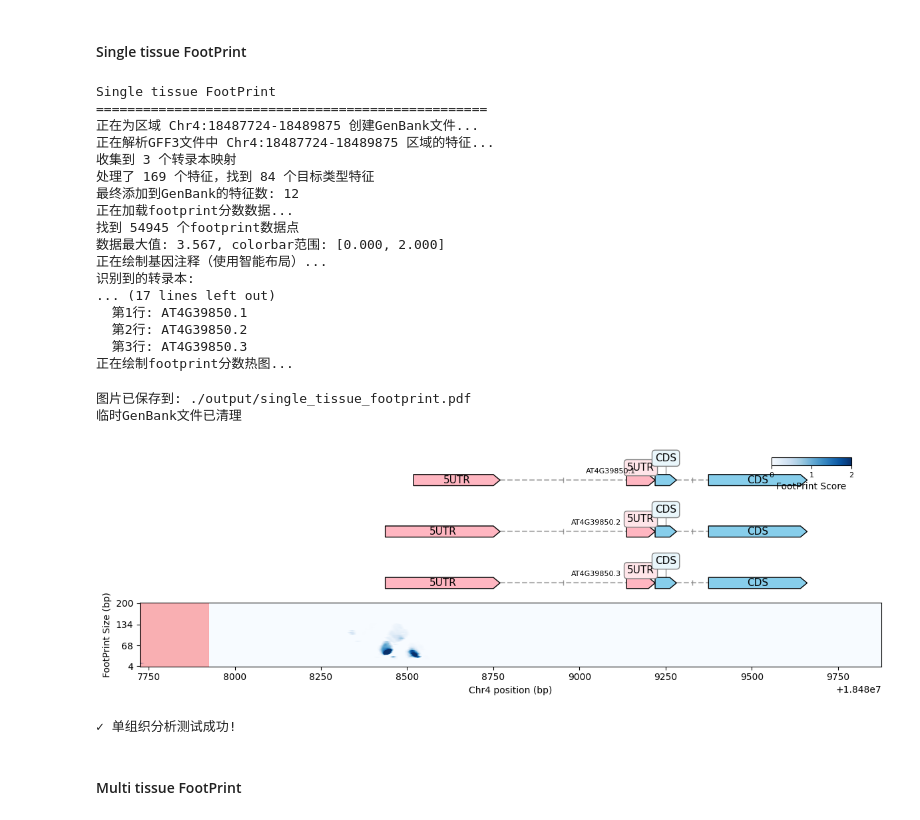
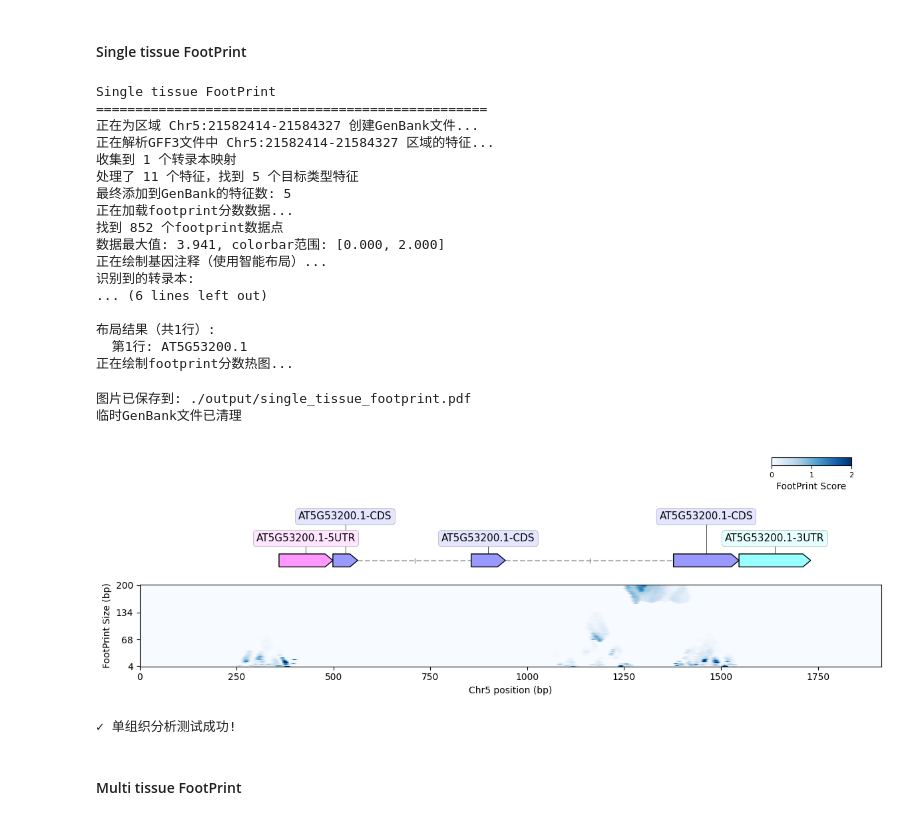
Before and after one commit to yuechaowu/DnaFeaturesViewer, a Jupyter notebook: examples/FootprintViewer/FootprintViewer_example.ipynb, the cells around one changed output. Cells and saved outputs as stored; diff of their text form; code cells hidden in the pictures.

```diff
--- a/examples/FootprintViewer/FootprintViewer_example.ipynb
+++ b/examples/FootprintViewer/FootprintViewer_example.ipynb
@@ -24,11 +24,18 @@ data_config = {
         "root": "./data/arabidopsis_root_test.parquet"
     },
     "target_region": {
-        "chrom": "Chr4",
-        "start": 18487724,
-        "end": 18489875
+        "chrom": "Chr5",
+        "start": 21582414,
+        "end": 21584327
     }
 }
+
+
+# "target_region": {
+#         "chrom": "Chr4",
+#         "start": 18487724,
+#         "end": 18489875
+#     }
 # %% [markdown]
 #### Single tissue FootPrint
 # %%
@@ -40,46 +47,46 @@ try:
     # 使用叶片数据进行测试
     fig = plot_region_with_footprints(
         genome_fasta=data_config["genome_fasta"],
         gff3_file=data_config["gff3_file"],
-        fp_score_file=data_config["fp_files"]["leaf"],
+        fp_score_file=data_config["fp_files"]["inflorescence"],
         chrom=data_config["target_region"]["chrom"],
         start=data_config["target_region"]["start"],
         end=data_config["target_region"]["end"],
         # figsize=(12, 8),
         highlight_regions=[(18487724, 18487924)],  # 高亮一个区域
 		colorbar_vmin=0, #custom colorbar range
 		colorbar_vmax=2,
         output_file="./output/single_tissue_footprint.pdf"
     )
 
     plt.show()
     print("✓ 单组织分析测试成功!")
 
 except Exception as e:
     print(f"✗ 单组织分析测试失败: {e}")
     import traceback
     traceback.print_exc()
 # %% [output]
 Single tissue FootPrint
 ==================================================
-正在为区域 Chr4:18487724-18489875 创建GenBank文件...
-正在解析GFF3文件中 Chr4:18487724-18489875 区域的特征...
-收集到 3 个转录本映射
-处理了 169 个特征，找到 84 个目标类型特征
-最终添加到GenBank的特征数: 12
+正在为区域 Chr5:21582414-21584327 创建GenBank文件...
+正在解析GFF3文件中 Chr5:21582414-21584327 区域的特征...
+收集到 1 个转录本映射
+处理了 11 个特征，找到 5 个目标类型特征
+最终添加到GenBank的特征数: 5
 正在加载footprint分数数据...
-找到 54945 个footprint数据点
-数据最大值: 3.567, colorbar范围: [0.000, 2.000]
+找到 852 个footprint数据点
+数据最大值: 3.941, colorbar范围: [0.000, 2.000]
 正在绘制基因注释（使用智能布局）...
 识别到的转录本:
-... (17 lines left out)
-  第1行: AT4G39850.1
-  第2行: AT4G39850.2
-  第3行: AT4G39850.3
+... (6 lines left out)
+
+布局结果（共1行）:
+  第1行: AT5G53200.1
 正在绘制footprint分数热图...
 图片已保存到: ./output/single_tissue_footprint.pdf
 临时GenBank文件已清理
-[figure, old version]
+[figure, new version]
 ✓ 单组织分析测试成功!
 # %% [markdown]
 #### Multi tissue FootPrint
```
Also changed, not shown: 5 other files.
